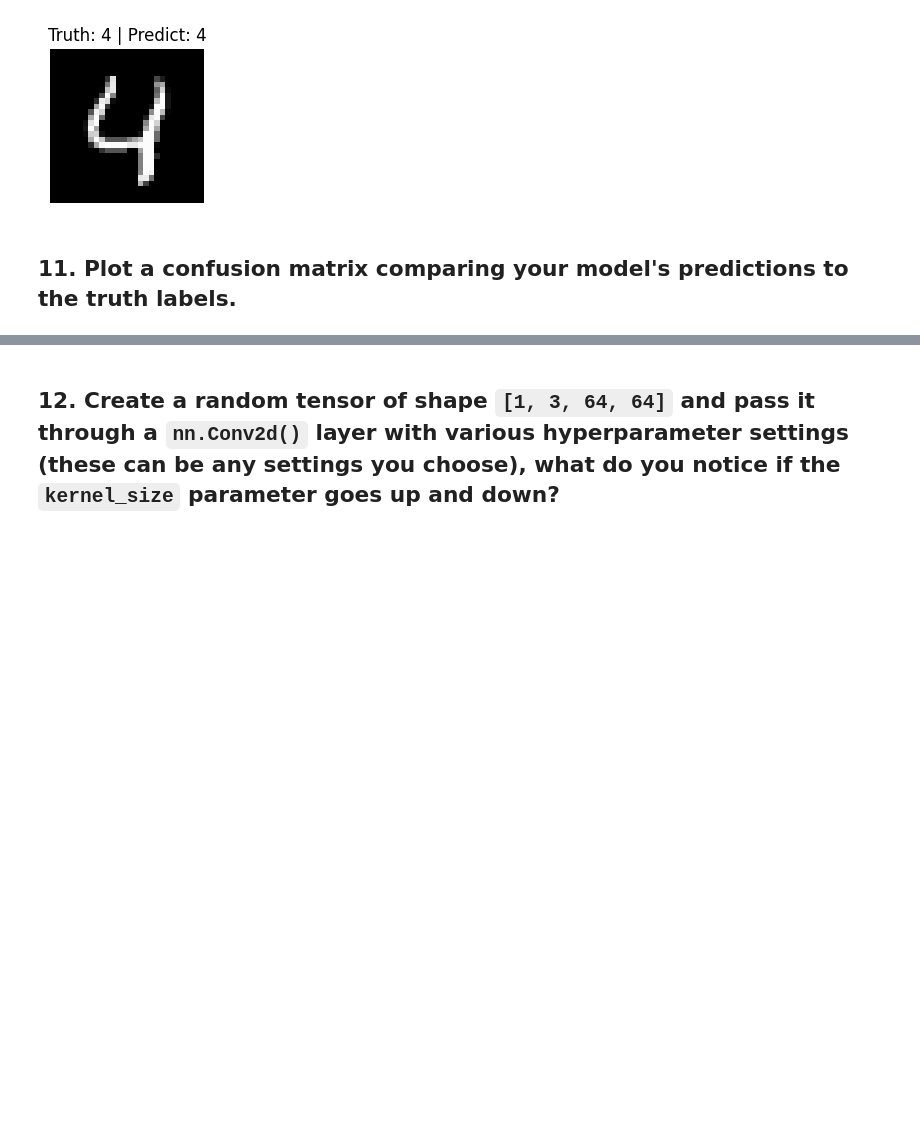
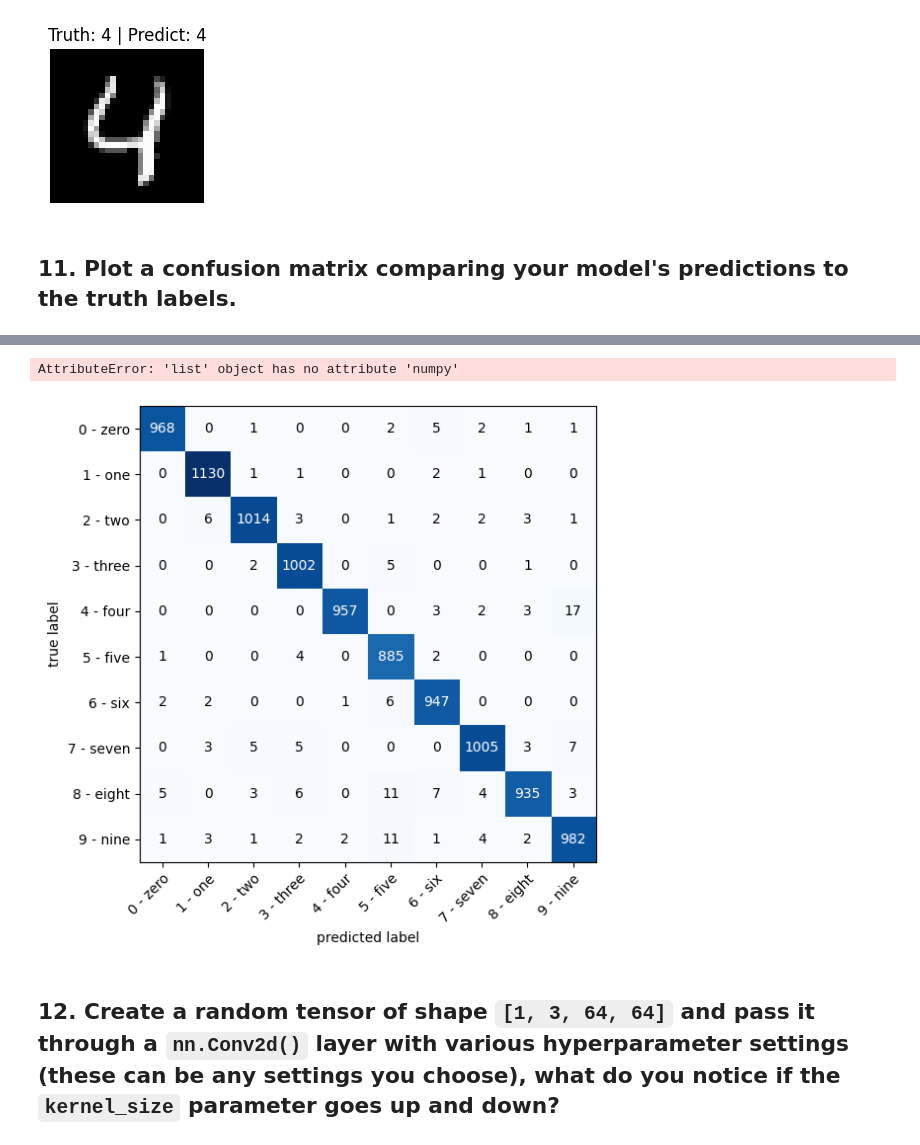
Before and after one commit to funxyz2/pytorch-deep-learning, a Jupyter notebook: extras/exercises/03_pytorch_computer_vision_exercises.ipynb, the cells around one changed output, grey strips where cells are left out. Cells and saved outputs as stored; diff of their text form; code cells hidden in the pictures; blank space fills up the shorter version.

```diff
--- a/extras/exercises/03_pytorch_computer_vision_exercises.ipynb
+++ b/extras/exercises/03_pytorch_computer_vision_exercises.ipynb
@@ -378,3 +376,21 @@ for i in range(num_to_plot):
 [figure]
 # %% [markdown]
 ## 11. Plot a confusion matrix comparing your model's predictions to the truth labels.
+# %%
+from tqdm.auto import tqdm
+model_gpu.eval()
+
+device = torch.device('cuda' if torch.cuda.is_available() else 'cpu')
+y_preds = [] # Storing labels
+
+with torch.inference_mode():
+  for batch, (X_test, y_test) in tqdm(enumerate(test_loader)):
+    X_test, y_test = X_test.to(device), y_test.to(device)
+
+    y_logits = model_gpu(X_test)
+    y_probs = torch.softmax(y_logits, dim=1)
+    y_labels = torch.argmax(y_probs, dim=1)
+
+    y_preds.append(y_labels)
+y_preds = torch.cat(y_preds)
+len(y_preds)
@@ -381,3 +427,18 @@ for i in range(num_to_plot):
+# %%
+test_classes = test_data.classes.numpy()
+# %% [output]
+AttributeError: 'list' object has no attribute 'numpy'
+# %%
+confmat = ConfusionMatrix(task='multiclass', num_classes=len(test_data.classes))
+confmat_tensor = confmat(preds=y_preds, target=test_data.targets)
+
+fix, ax = plot_confusion_matrix(
+    conf_mat=confmat_tensor.numpy(),
+    class_names=test_data.classes,
+    figsize=(6,6)
+)
+# %% [output]
+[figure, added]
 # %% [markdown]
 ## 12. Create a random tensor of shape `[1, 3, 64, 64]` and pass it through a `nn.Conv2d()` layer with various hyperparameter settings (these can be any settings you choose), what do you notice if the `kernel_size` parameter goes up and down?
 # %% [markdown]
```
Also changed, not shown: parts of 7 cells of this notebook.
